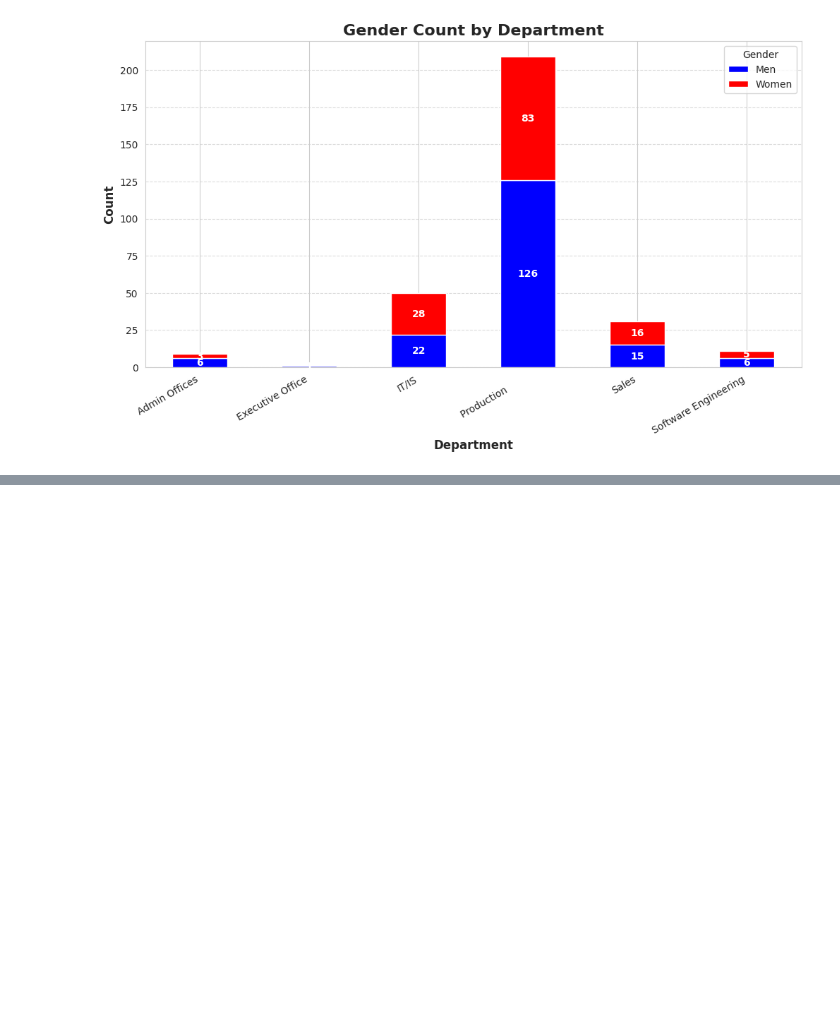
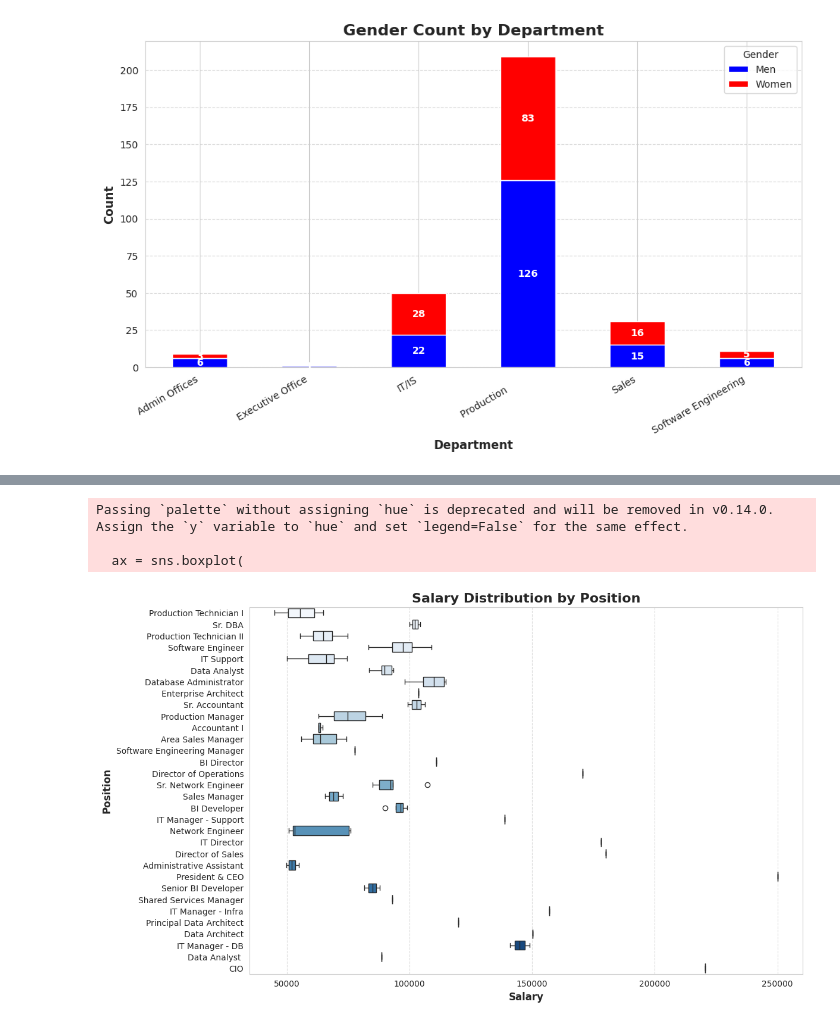
Before and after one commit to zpalevani/HRData-First, a Jupyter notebook: Human_Resources_Data_Set.ipynb, the cells around one changed output, grey strips where cells are left out. Saved outputs shown, nothing was run; the diff lists cells and outputs as text; code cells hidden in the pictures; blank space fills up the shorter version.

```diff
--- a/Human_Resources_Data_Set.ipynb
+++ b/Human_Resources_Data_Set.ipynb
@@ -234,0 +263,35 @@ plt.show()
+# %%
+import matplotlib.pyplot as plt
+import seaborn as sns
+
+# Ensure the relevant columns exist
+position_column = "Position"
+salary_column = "Salary"
+
+# Set the style for better visuals
+sns.set_style("whitegrid")
+
+# Create a boxplot to visualize salary distribution by position
+plt.figure(figsize=(12, 8))
+ax = sns.boxplot(
+    y=df[position_column],
+    x=df[salary_column],
+    palette="Blues",  # Color scheme
+    flierprops={'marker': 'o', 'color': 'red', 'markersize': 6}  # Outliers in red
+)
+
+# Formatting
+plt.title("Salary Distribution by Position", fontsize=16, fontweight='bold')
+plt.xlabel("Salary", fontsize=12, fontweight="bold")
+plt.ylabel("Position", fontsize=12, fontweight="bold")
+plt.xticks(fontsize=10)
+plt.yticks(fontsize=10)
+plt.grid(axis="x", linestyle="--", alpha=0.7)
+
+# Show plot
+plt.show()
+# %% [output]
+Passing `palette` without assigning `hue` is deprecated and will be removed in v0.14.0. Assign the `y` variable to `hue` and set `legend=False` for the same effect.
+
+  ax = sns.boxplot(
+[figure, added]
```
Also changed, not shown: parts of 1 cell of this notebook.
